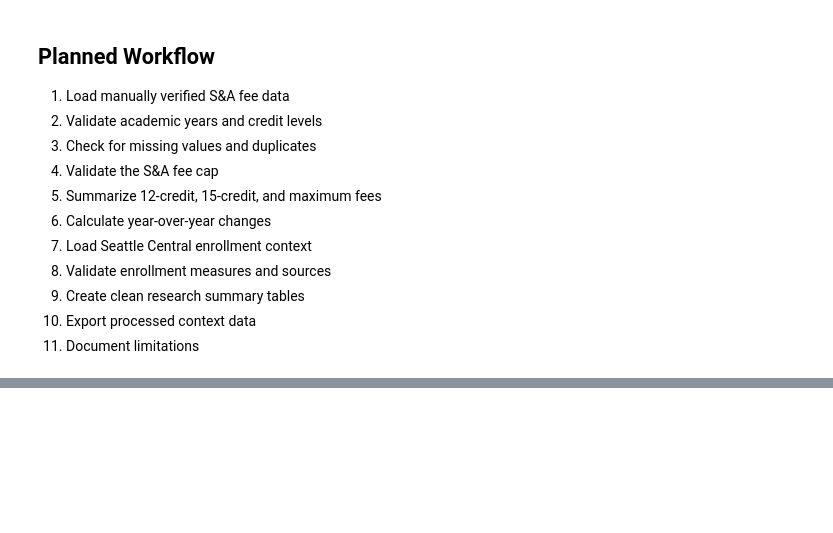
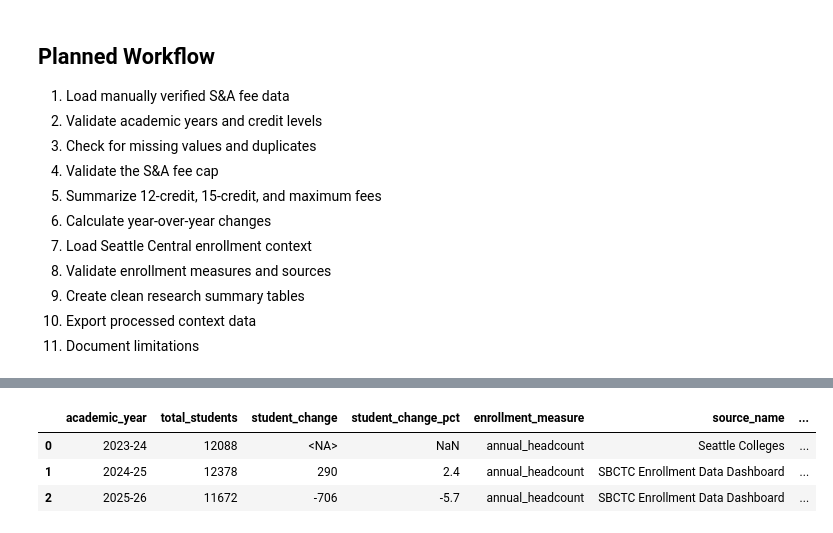
Before and after one commit to MaiNguyen5306/seattle-central-sa-budget-dashboard, a Jupyter notebook: notebooks/04_fee_enrollment_context.ipynb, the cells around one changed output, grey strips where cells are left out. Cells and saved outputs as stored; diff of their text form; code cells hidden in the pictures; blank space fills up the shorter version.

```diff
--- a/notebooks/04_fee_enrollment_context.ipynb
+++ b/notebooks/04_fee_enrollment_context.ipynb
@@ -37,0 +850,81 @@ The main dashboard currently uses FY2023–24 through FY2025–26.
+# %%
+# =========================================================
+# EXPORT ENROLLMENT SUMMARY
+# =========================================================
+
+processed_enrollment = (
+    enrollment_summary[
+        [
+            "academic_year",
+            "total_students",
+            "student_change",
+            "student_change_pct",
+            "enrollment_measure",
+            "source_name",
+            "source_label",
+            "notes",
+        ]
+    ]
+    .copy()
+)
+
+
+# Clean numeric types for export
+processed_enrollment[
+    "total_students"
+] = (
+    processed_enrollment[
+        "total_students"
+    ]
+    .astype("Int64")
+)
+
+processed_enrollment[
+    "student_change"
+] = (
+    processed_enrollment[
+        "student_change"
+    ]
+    .round()
+    .astype("Int64")
+)
+
+processed_enrollment[
+    "student_change_pct"
+] = (
+    processed_enrollment[
+        "student_change_pct"
+    ]
+    .round(2)
+)
+
+
+OUTPUT_PATH = (
+    PROJECT_ROOT
+    / "data"
+    / "processed"
+    / "enrollment_summary.csv"
+)
+
+
+processed_enrollment.to_csv(
+    OUTPUT_PATH,
+    index=False,
+)
+
+
+print("ENROLLMENT SUMMARY EXPORTED")
+print("=" * 50)
+
+print(
+    f"Saved: {OUTPUT_PATH}"
+)
+
+print(
+    f"Rows exported: {len(processed_enrollment):,}"
+)
+
+display(
+    processed_enrollment
+)
+# %% [output]
@@ -37,0 +935,4 @@ The main dashboard currently uses FY2023–24 through FY2025–26.
+|  | academic_year | total_students | student_change | student_change_pct | enrollment_measure | source_name | ... |
+| 0 | 2023-24 | 12088 | <NA> | NaN | annual_headcount | Seattle Colleges | ... |
+| 1 | 2024-25 | 12378 | 290 | 2.4 | annual_headcount | SBCTC Enrollment Data Dashboard | ... |
+| 2 | 2025-26 | 11672 | -706 | -5.7 | annual_headcount | SBCTC Enrollment Data Dashboard | ... |
```
Also changed, not shown: parts of 9 cells of this notebook, 3 other files.
